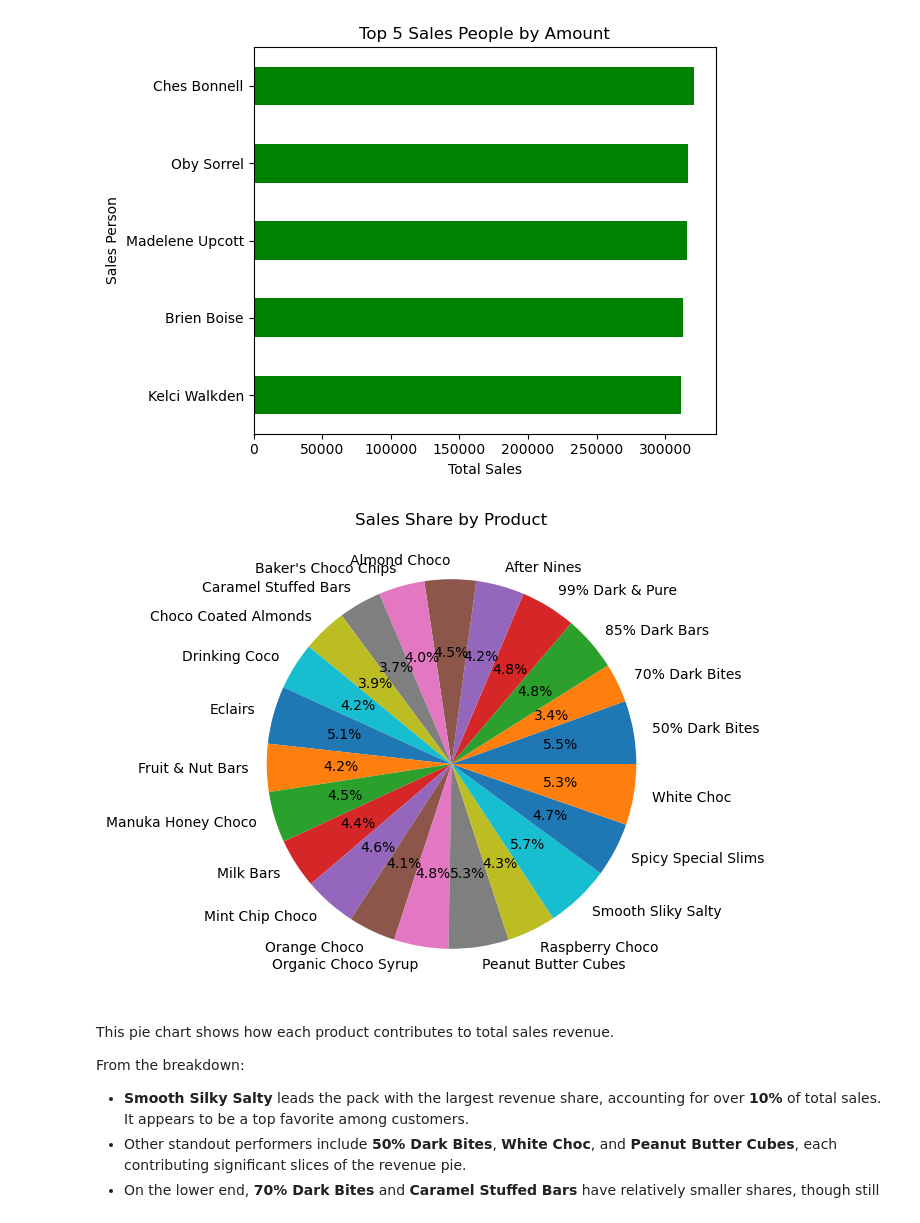
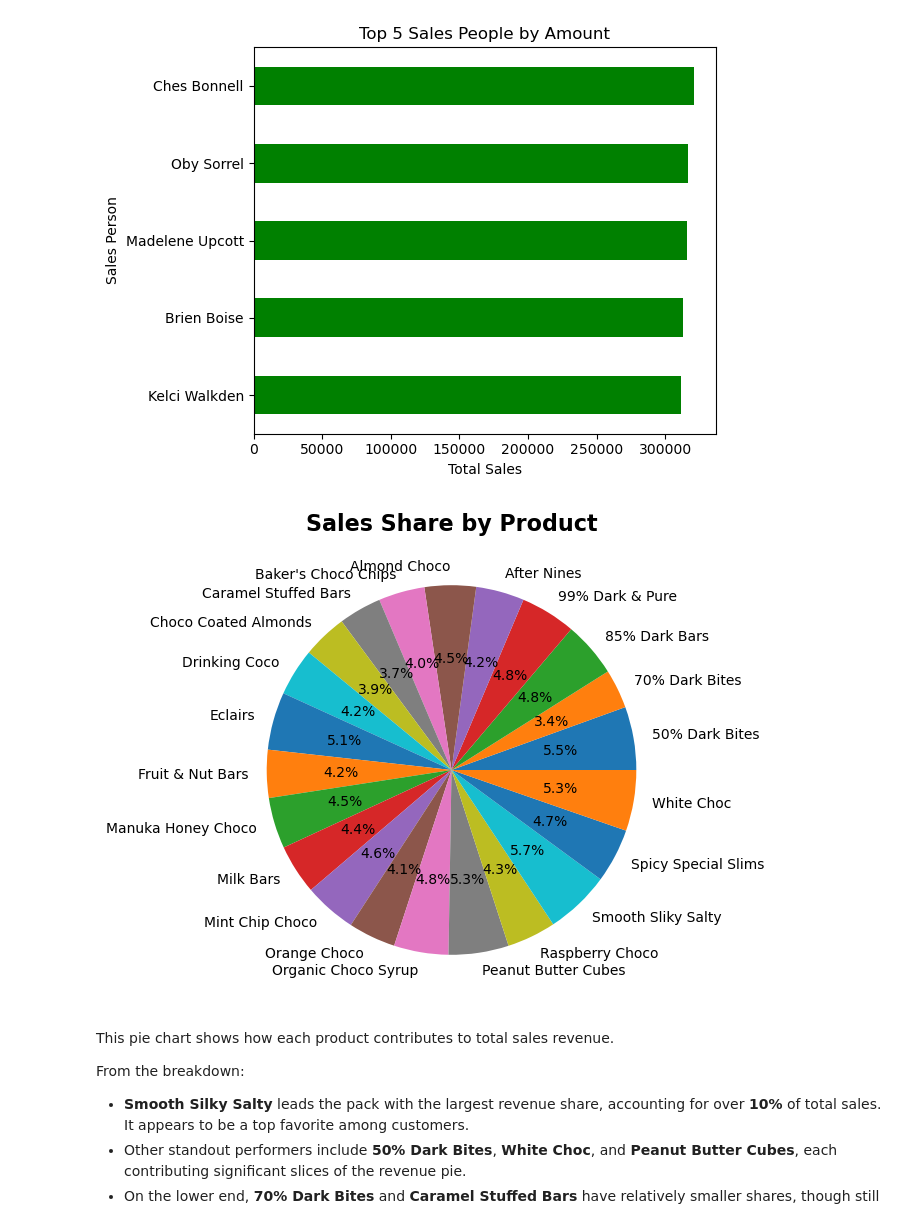
Before and after one commit to abduraaahim/chocolate-sales, a Jupyter notebook: chocolate-sales.ipynb, the cells around one changed output. Cells and saved outputs as stored; diff of their text form; code cells hidden in the pictures.

```diff
--- a/chocolate-sales.ipynb
+++ b/chocolate-sales.ipynb
@@ -157,11 +160,12 @@ plt.show()
 # %%
 product_sales = df.groupby('Product')['Amount'].sum()
 product_sales.plot(kind='pie', autopct='%1.1f%%', figsize=(6, 6))
-plt.title('Sales Share by Product')
+plt.title('Sales Share by Product', fontsize=16, fontweight='bold')
 plt.ylabel('')
+plt.savefig('./graphs/sales_share_by_product.png')
 plt.show()
 # %% [output]
-[figure, old version]
+[figure, new version]
 # %% [markdown]
 This pie chart shows how each product contributes to total sales revenue.
 
```
Also changed, not shown: parts of 4 cells of this notebook, 5 other files.
